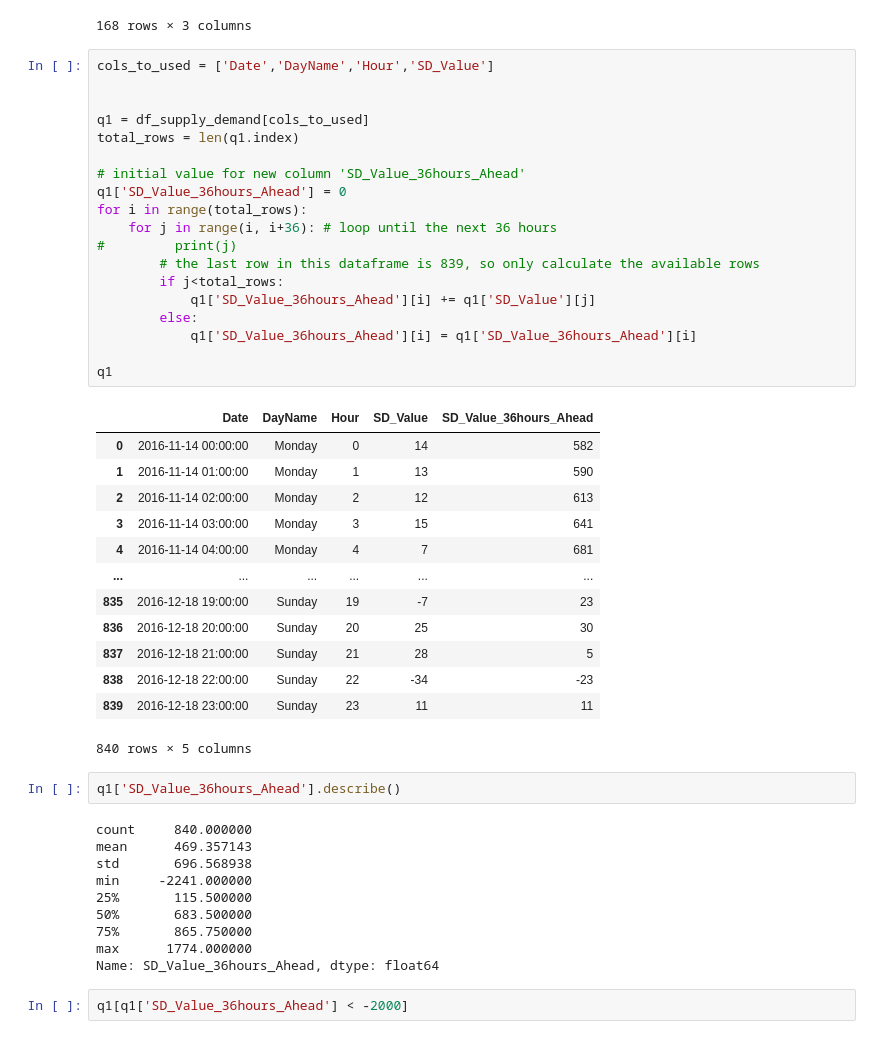
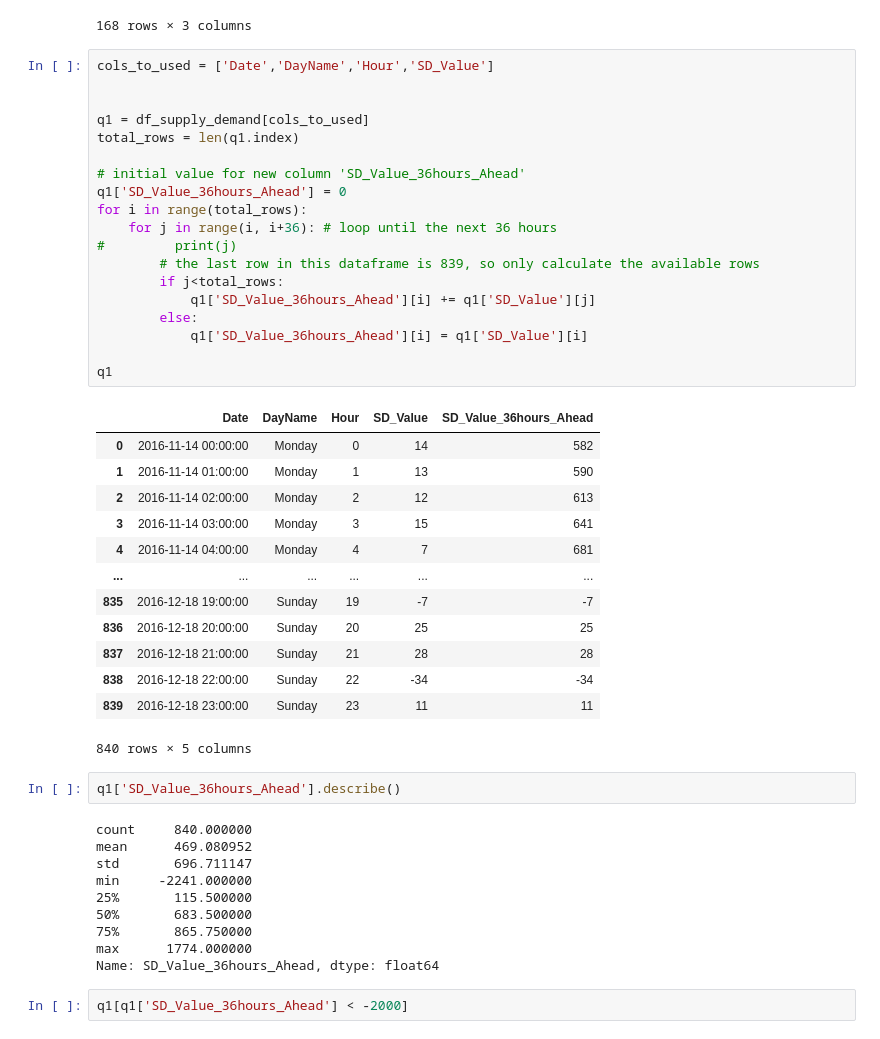
Before and after one commit to enliktjioe/PythonProjects, a Jupyter notebook: Bolt_DA_Test/Supply_and_Demand.ipynb, the cells around one changed output. Saved outputs shown, nothing was run; the diff lists cells and outputs as text.

```diff
--- a/Bolt_DA_Test/Supply_and_Demand.ipynb
+++ b/Bolt_DA_Test/Supply_and_Demand.ipynb
@@ -144,42 +140,42 @@ q1
 # %%
 cols_to_used = ['Date','DayName','Hour','SD_Value']
 
 
 q1 = df_supply_demand[cols_to_used]
 total_rows = len(q1.index)
 
 # initial value for new column 'SD_Value_36hours_Ahead'
 q1['SD_Value_36hours_Ahead'] = 0
 for i in range(total_rows):
     for j in range(i, i+36): # loop until the next 36 hours
 #         print(j)
         # the last row in this dataframe is 839, so only calculate the available rows
         if j<total_rows:
             q1['SD_Value_36hours_Ahead'][i] += q1['SD_Value'][j]
         else:
-            q1['SD_Value_36hours_Ahead'][i] = q1['SD_Value_36hours_Ahead'][i]
+            q1['SD_Value_36hours_Ahead'][i] = q1['SD_Value'][i]
 
 q1
 # %% [output]
 |  | Date | DayName | Hour | SD_Value | SD_Value_36hours_Ahead |
 | 0 | 2016-11-14 00:00:00 | Monday | 0 | 14 | 582 |
 | 1 | 2016-11-14 01:00:00 | Monday | 1 | 13 | 590 |
 | 2 | 2016-11-14 02:00:00 | Monday | 2 | 12 | 613 |
 | 3 | 2016-11-14 03:00:00 | Monday | 3 | 15 | 641 |
 | 4 | 2016-11-14 04:00:00 | Monday | 4 | 7 | 681 |
 | ... | ... | ... | ... | ... | ... |
-| 835 | 2016-12-18 19:00:00 | Sunday | 19 | -7 | 23 |
-| 836 | 2016-12-18 20:00:00 | Sunday | 20 | 25 | 30 |
-| 837 | 2016-12-18 21:00:00 | Sunday | 21 | 28 | 5 |
-| 838 | 2016-12-18 22:00:00 | Sunday | 22 | -34 | -23 |
+| 835 | 2016-12-18 19:00:00 | Sunday | 19 | -7 | -7 |
+| 836 | 2016-12-18 20:00:00 | Sunday | 20 | 25 | 25 |
+| 837 | 2016-12-18 21:00:00 | Sunday | 21 | 28 | 28 |
+| 838 | 2016-12-18 22:00:00 | Sunday | 22 | -34 | -34 |
 | 839 | 2016-12-18 23:00:00 | Sunday | 23 | 11 | 11 |
 840 rows × 5 columns
 # %%
 q1['SD_Value_36hours_Ahead'].describe()
 # %% [output]
 count     840.000000
-mean      469.357143
-std       696.568938
+mean      469.080952
+std       696.711147
 min     -2241.000000
 25%       115.500000
 50%       683.500000
```
Also changed, not shown: parts of 31 cells of this notebook.
